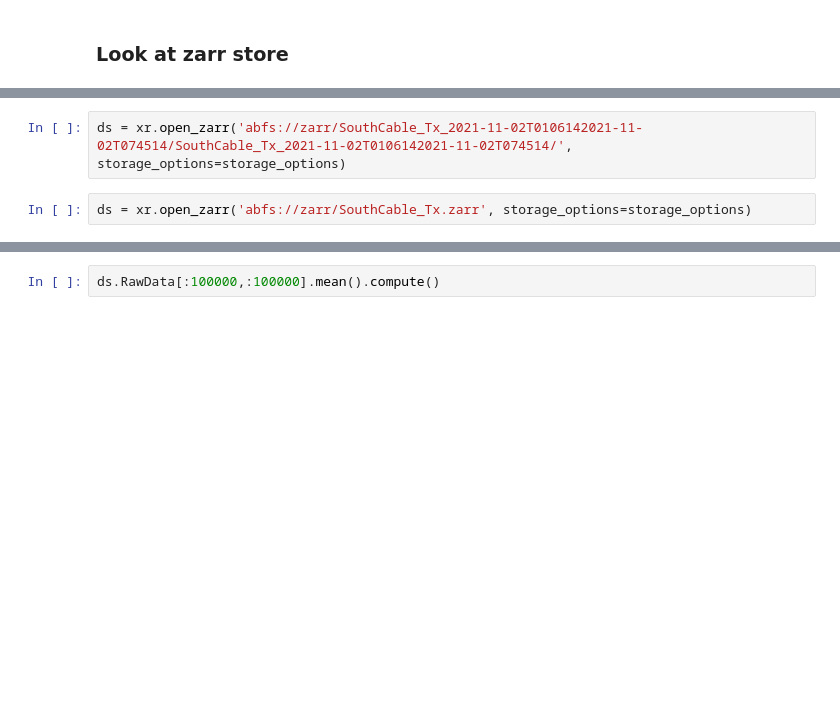
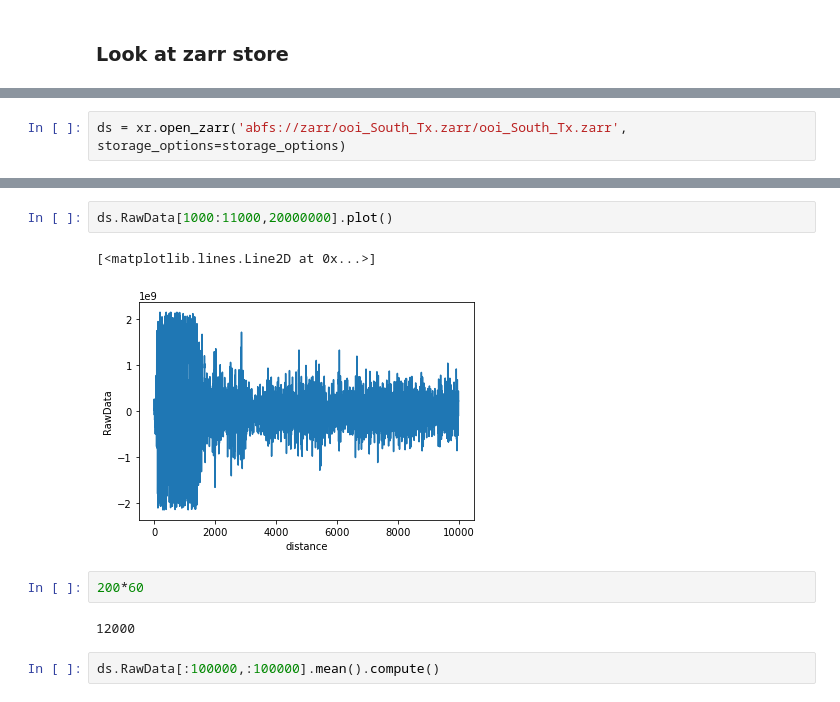
Before and after one commit to niyiyu/DASstore, a Jupyter notebook: notebooks/dev_jr.ipynb, the cells around one changed output, grey strips where cells are left out. Drawn from its saved outputs; the diff is of its cells as text; blank space fills up the shorter version.

```diff
--- a/notebooks/dev_jr.ipynb
+++ b/notebooks/dev_jr.ipynb
@@ -271,4 +277,2 @@ storage_options = {'account_name':'dasdata', 'account_key':os.environ['AZURE_KEY
 # %%
-ds = xr.open_zarr('abfs://zarr/SouthCable_Tx_2021-11-02T0106142021-11-02T074514/SouthCable_Tx_2021-11-02T0106142021-11-02T074514/', storage_options=storage_options)
+ds = xr.open_zarr('abfs://zarr/ooi_South_Tx.zarr/ooi_South_Tx.zarr', storage_options=storage_options)
-# %%
-ds = xr.open_zarr('abfs://zarr/SouthCable_Tx.zarr', storage_options=storage_options)
@@ -275,3 +283,12 @@ ds = xr.open_zarr('abfs://zarr/SouthCable_Tx.zarr', storage_options=storage_opti
+# %%
+ds.RawData[1000:11000,20000000].plot()
+# %% [output]
+[<matplotlib.lines.Line2D at 0x...>]
+[figure, added]
+# %%
+200*60
+# %% [output]
+12000
 # %%
 ds.RawData[:100000,:100000].mean().compute()
 # %% [output]
```
Also changed, not shown: parts of 4 cells of this notebook, 3 other files.
